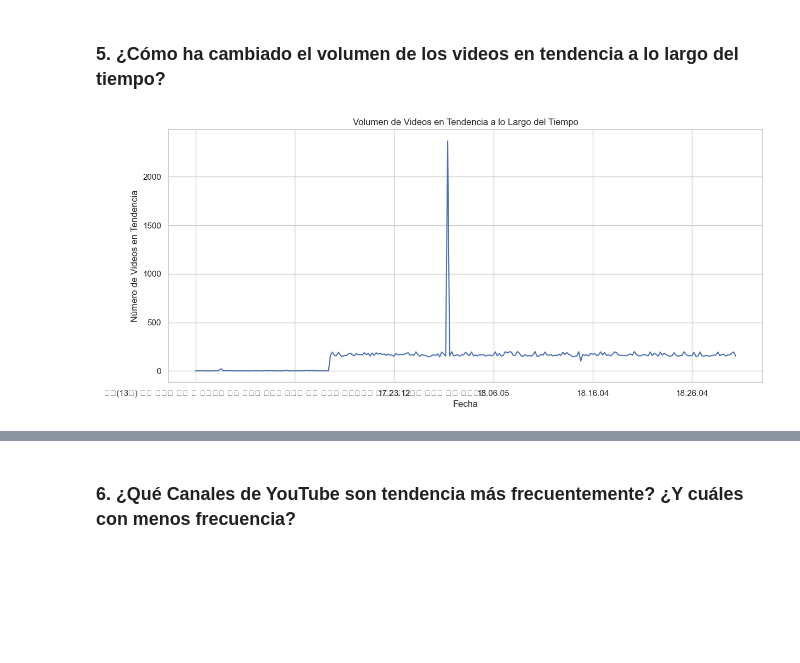
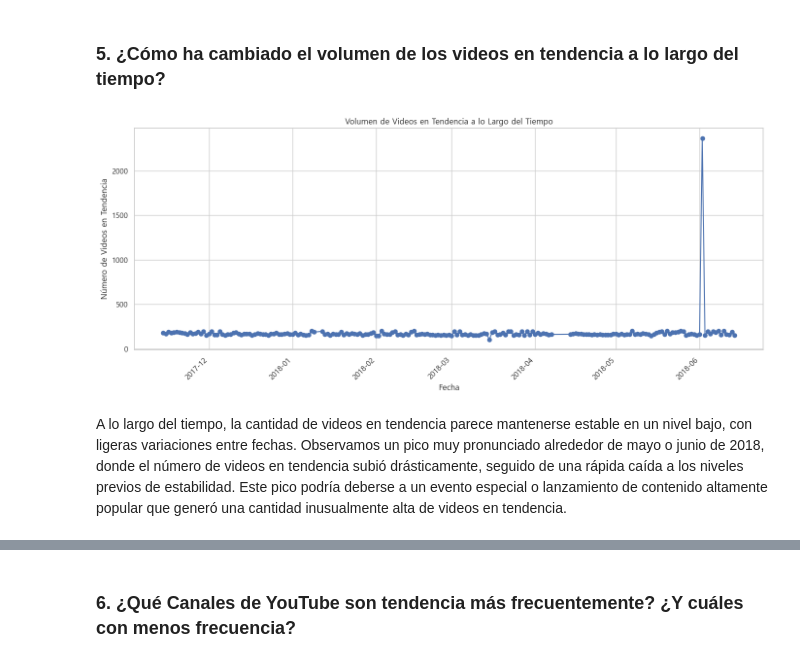
Before and after one commit to DiegoEBV/CRISP-DM-KRS, a Jupyter notebook: code/KR.ipynb, the cells around one changed output, grey strips where cells are left out. Saved outputs shown, nothing was run; the diff lists cells and outputs as text; code cells hidden in the pictures; blank space fills up the shorter version.

```diff
--- a/code/KR.ipynb
+++ b/code/KR.ipynb
@@ -424,0 +413,15 @@ Passing `palette` without assigning `hue` is deprecated and will be removed in v
+# %%
+df = df[df['comment_count'] > 0]
+
+# Calcular la proporción "Vistas/Comentarios" para cada video
+df['views_comments_ratio'] = df['views'] / df['comment_count']
+
+# Calcular el promedio de "Vistas/Comentarios" por categoría
+avg_views_comments_ratio = df.groupby('category_name')['views_comments_ratio'].mean().sort_values(ascending=False)
+
+plt.figure(figsize=(10, 6))
+sns.barplot(x=avg_views_comments_ratio, y=avg_views_comments_ratio.index, hue=avg_views_comments_ratio.index, dodge=False, palette="viridis", legend=False)
+plt.title("Proporción 'Vistas' / 'Comentarios' por Categoría")
+plt.xlabel("Ratio Vistas / Comentarios")
+plt.ylabel("Categoría de Video")
+plt.show()
@@ -425,15 +430,27 @@ Passing `palette` without assigning `hue` is deprecated and will be removed in v
 # %% [markdown]
 ### 5. ¿Cómo ha cambiado el volumen de los videos en tendencia a lo largo del tiempo?
 # %%
+# Configurar la fuente para admitir caracteres coreanos
+plt.rcParams['font.family'] = 'Malgun Gothic'
+plt.rcParams['axes.unicode_minus'] = False
+
+# Convertir la columna 'trending_date' a tipo datetime
+df['trending_date'] = pd.to_datetime(df['trending_date'], errors='coerce', format='%y.%d.%m')
+
 # Contar la cantidad de videos en tendencia por fecha
 videos_by_date = df.groupby('trending_date').size()
 
-# Graficar
 plt.figure(figsize=(14, 6))
-videos_by_date.plot()
+videos_by_date.plot(kind='line', marker='o', color='b')
 plt.title("Volumen de Videos en Tendencia a lo Largo del Tiempo")
 plt.xlabel("Fecha")
 plt.ylabel("Número de Videos en Tendencia")
+plt.grid(True)
+plt.xticks(rotation=45)
+plt.tight_layout()
 plt.show()
 # %% [output]
-[figure, old version]
+[figure, new version]
+# %% [markdown]
+A lo largo del tiempo, la cantidad de videos en tendencia parece mantenerse estable en un nivel bajo, con ligeras variaciones entre fechas.
+Observamos un pico muy pronunciado alrededor de mayo o junio de 2018, donde el número de videos en tendencia subió drásticamente, seguido de una rápida caída a los niveles previos de estabilidad. Este pico podría deberse a un evento especial o lanzamiento de contenido altamente popular que generó una cantidad inusualmente alta de videos en tendencia.
```
Also changed, not shown: parts of 19 cells of this notebook, 20 other files.
